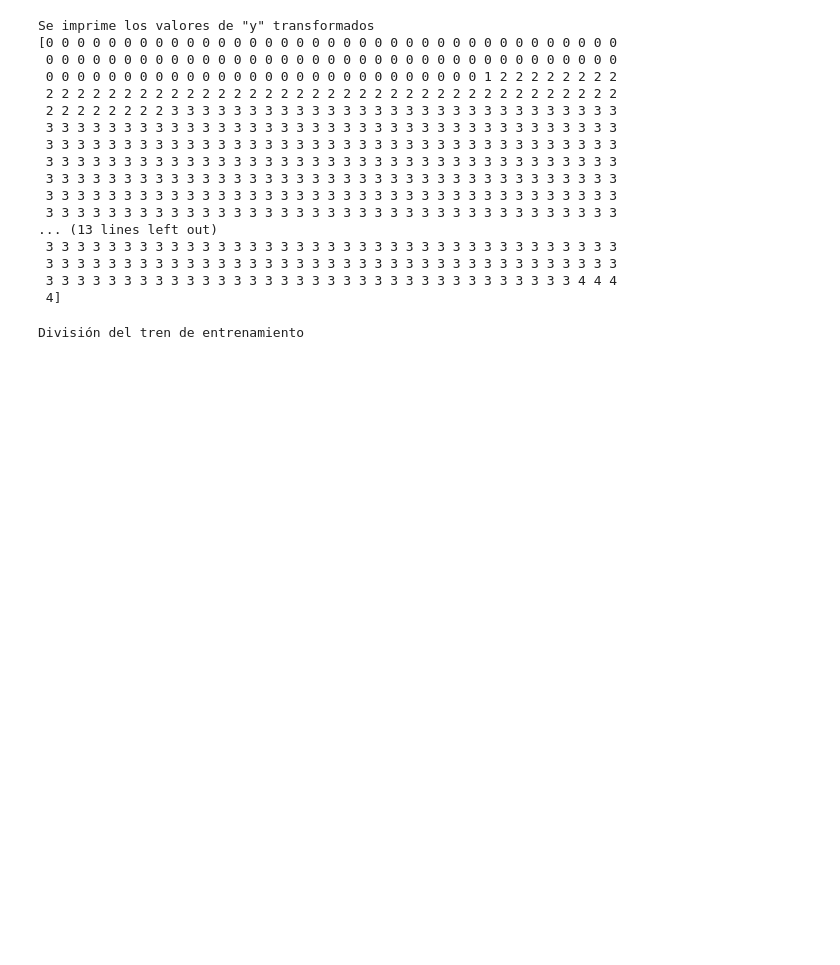
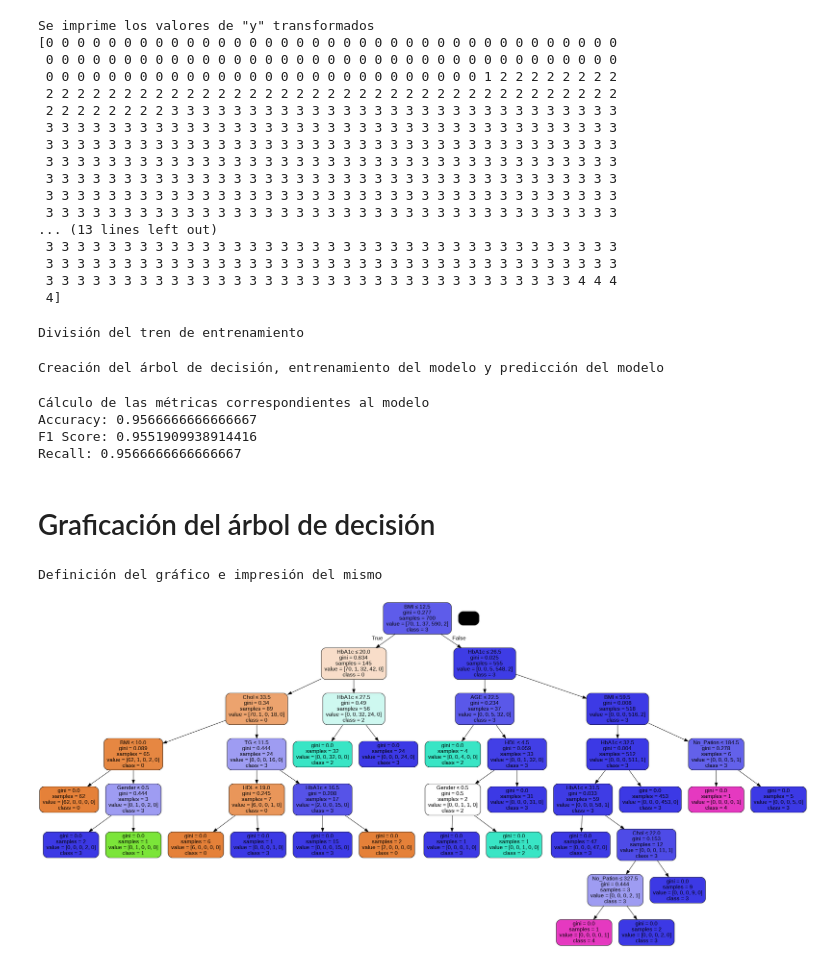
Before and after one commit to Dyllnrz/DyllanRaza_Laboratorio1, a Jupyter notebook: NRC_6292_DyllanRaza_Lab1Unidad2.ipynb, the cells around one changed output. Drawn from its saved outputs; the diff is of its cells as text; code cells hidden in the pictures; blank space fills up the shorter version.

```diff
--- a/NRC_6292_DyllanRaza_Lab1Unidad2.ipynb
+++ b/NRC_6292_DyllanRaza_Lab1Unidad2.ipynb
@@ -106,3 +106,45 @@ X_train, X_test, y_train, y_test = train_test_split(X, y, test_size=0.3, random_
 print(trn.__doc__)
 # %% [output]
 División del tren de entrenamiento
+# %%
+def ent():
+  '''Creación del árbol de decisión, entrenamiento del modelo y predicción del modelo'''
+
+clf = DecisionTreeClassifier()
+
+clf = clf.fit(X_train,y_train)
+
+y_pred = clf.predict(X_test)
+print(ent.__doc__)
+# %% [output]
+Creación del árbol de decisión, entrenamiento del modelo y predicción del modelo
+# %%
+def met():
+  '''Cálculo de las métricas correspondientes al modelo'''
+print(met.__doc__)
+print("Accuracy:", metrics.accuracy_score(y_test, y_pred))
+print("F1 Score:", metrics.f1_score(y_test, y_pred, average = 'weighted'))
+print("Recall:", metrics.recall_score(y_test, y_pred, average = 'micro'))
+# %% [output]
+Cálculo de las métricas correspondientes al modelo
+Accuracy: 0.9566666666666667
+F1 Score: 0.9551909938914416
+Recall: 0.9566666666666667
+# %% [markdown]
+# Graficación del árbol de decisión
+# %%
+def ar():
+  '''Definición del gráfico e impresión del mismo'''
+print(ar.__doc__)
+dot_data = StringIO()
+export_graphviz(clf, out_file=dot_data,
+                filled=True, rounded=True,
+                special_characters=True,
+                feature_names = feature_cols,
+                class_names=['0','1','2','3','4'])
+graph = pydotplus.graph_from_dot_data(dot_data.getvalue())
+graph.write_png('diabetes.png')
+Image(graph.create_png())
+# %% [output]
+Definición del gráfico e impresión del mismo
+[figure, added]
```
